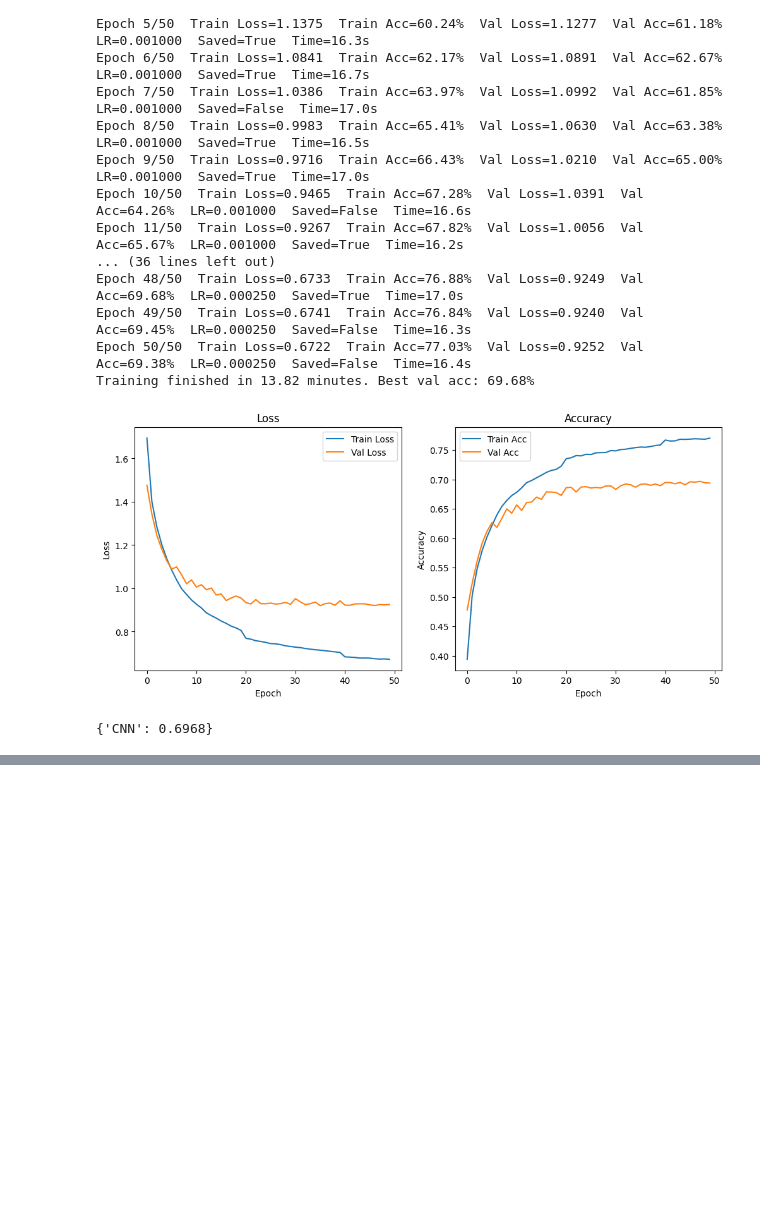
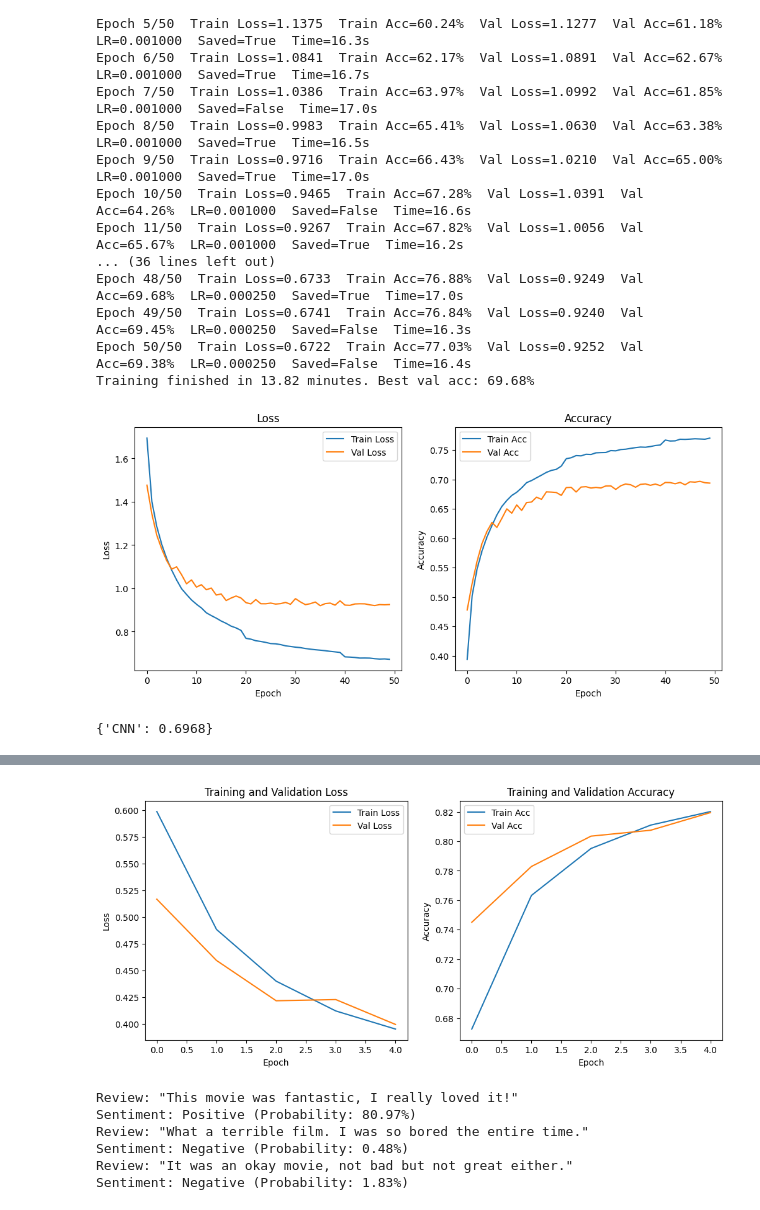
Before and after one commit to OmarMar19/From-CNNs-to-Transformers-A-PyTorch-Implementation, a Jupyter notebook: main.ipynb, the cells around one changed output, grey strips where cells are left out. Saved outputs shown, nothing was run; the diff lists cells and outputs as text; code cells hidden in the pictures; blank space fills up the shorter version.

```diff
--- a/main.ipynb
+++ b/main.ipynb
@@ -605,0 +925,16 @@ print("Transformer Test Accuracy:", transformer_acc)
+# %%
+model = Transformer_Sentiment(
+    VOCAB_SIZE,
+    EMBEDDING_DIM,
+    N_HEADS,
+    N_LAYERS,
+    HIDDEN_DIM,
+    DROPOUT,
+    PAD_IDX
+).to(device)
+
+optimizer = optim.Adam(model.parameters(), lr=LR)
+
+criterion = nn.BCEWithLogitsLoss().to(device)
+
+print(model)
@@ -605,0 +1045,60 @@ print("Transformer Test Accuracy:", transformer_acc)
+# %%
+plt.figure(figsize=(12, 5))
+plt.subplot(1, 2, 1)
+plt.plot(train_losses, label='Train Loss')
+plt.plot(val_losses, label='Val Loss')
+plt.title('Training and Validation Loss')
+plt.xlabel('Epoch')
+plt.ylabel('Loss')
+plt.legend()
+
+plt.subplot(1, 2, 2)
+plt.plot(train_accs, label='Train Acc')
+plt.plot(val_accs, label='Val Acc')
+plt.title('Training and Validation Accuracy')
+plt.xlabel('Epoch')
+plt.ylabel('Accuracy')
+plt.legend()
+
+plt.show()
+
+
+# --- Prediction Function (identical to LSTM's) ---
+def predict_sentiment_keras(model, sentence):
+    model.eval()
+
+    # 1. Process the sentence
+    tokens = sentence.lower().split()
+
+    # 2. Convert to indices using Keras vocab
+    indexed_tokens = [START_TOKEN]
+    for token in tokens:
+        indexed_tokens.append(word_to_idx.get(token, UNK_TOKEN))
+
+    tensor = torch.LongTensor(indexed_tokens).to(device)
+
+    # 3. Add batch dimension and make prediction
+    tensor = tensor.unsqueeze(0) # (1, seq_len)
+    with torch.no_grad():
+        prediction = model(tensor)
+
+    # 4. Get probability and class
+    prob = torch.sigmoid(prediction).item()
+    sentiment = "Positive" if prob > 0.5 else "Negative"
+
+    print(f'Review: "{sentence}"')
+    print(f'Sentiment: {sentiment} (Probability: {prob*100:.2f}%)')
+
+model.load_state_dict(torch.load('best_transformer_model.pth'))
+
+predict_sentiment_keras(model, "This movie was fantastic, I really loved it!")
+predict_sentiment_keras(model, "What a terrible film. I was so bored the entire time.")
+predict_sentiment_keras(model, "It was an okay movie, not bad but not great either.")
+# %% [output]
+[figure, added]
+Review: "This movie was fantastic, I really loved it!"
+Sentiment: Positive (Probability: 80.97%)
+Review: "What a terrible film. I was so bored the entire time."
+Sentiment: Negative (Probability: 0.48%)
+Review: "It was an okay movie, not bad but not great either."
+Sentiment: Negative (Probability: 1.83%)
```
Also changed, not shown: parts of 53 cells of this notebook.
